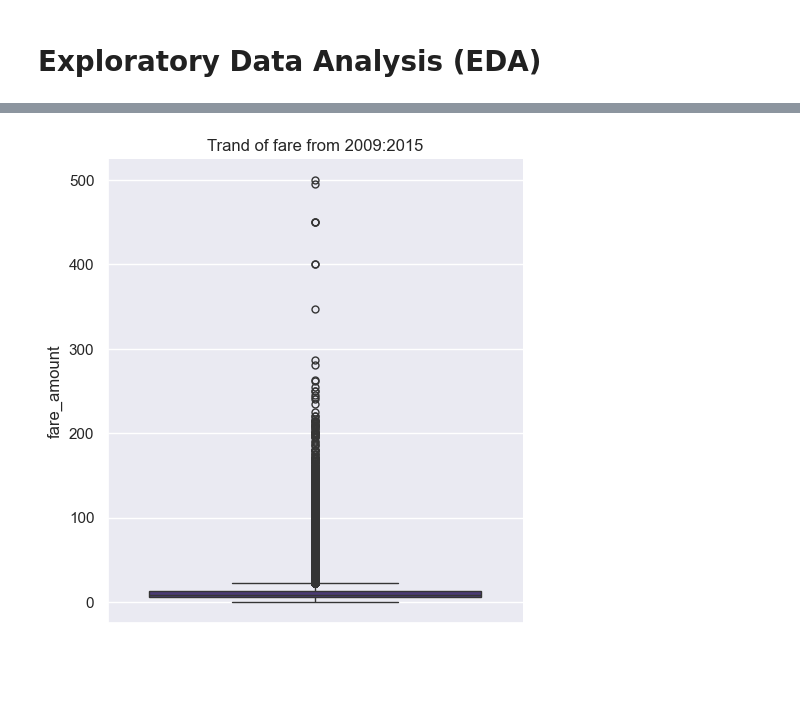
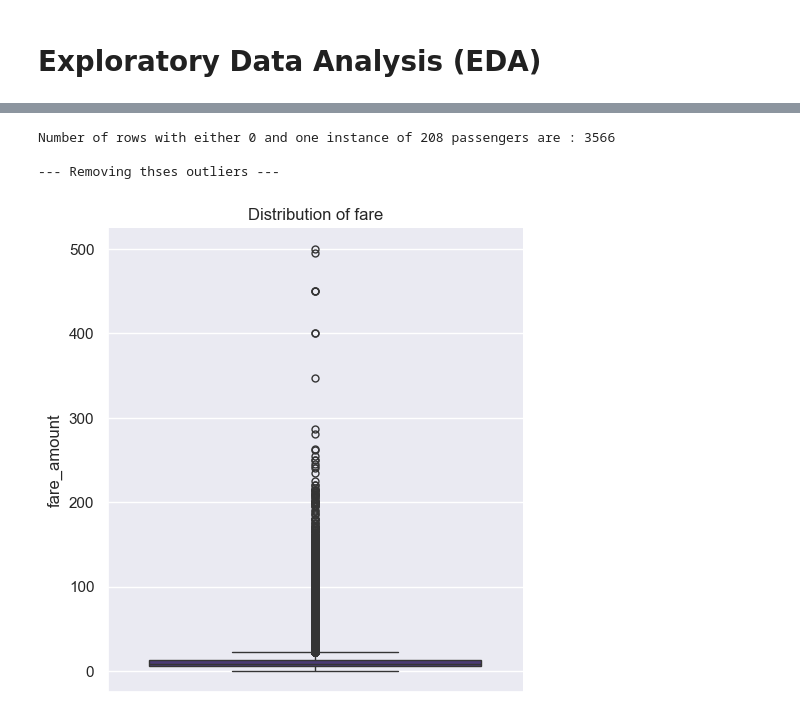
Before and after one commit to aguchhait-stack/nyc-taxi-fare-prediction, a Jupyter notebook: nyc-taxi-fare-prediction.ipynb, the cells around one changed output, grey strips where cells are left out. Saved outputs shown, nothing was run; the diff lists cells and outputs as text; code cells hidden in the pictures; blank space fills up the shorter version.

```diff
--- a/nyc-taxi-fare-prediction.ipynb
+++ b/nyc-taxi-fare-prediction.ipynb
@@ -119,7 +119,9 @@ print(f"""
     Outliers percentage: 0.0,
     Negative price in : 38 Rows
 # %%
+print("--- Removing negative 38 rows ---\n")
 train_clean =train[train["fare_amount"]>=0]
 train_clean["pickup_datetime"]=pd.to_datetime(train_clean["pickup_datetime"],errors="coerce")
 train_clean["year"]=train_clean["pickup_datetime"].dt.year
 train_clean["month"]=train_clean["pickup_datetime"].dt.month
+train_clean["hour"]=train_clean["pickup_datetime"].dt.hour
@@ -134,6 +150,16 @@ plt.show()
+# %%
+print(f"Number of rows with either 0 and one instance of 208 passengers are : \
+{len(train_clean[train_clean['passenger_count'].isin([208,0])])}\n")
+
+print("--- Removing thses outliers ---\n")
+train_clean=train_clean[~train_clean["passenger_count"].isin([208,0])]
+# %% [output]
+Number of rows with either 0 and one instance of 208 passengers are : 3566
+
+--- Removing thses outliers ---
 # %%
 sns.catplot(y="fare_amount",data=train_clean,kind="box")
-plt.title("Trand of fare from 2009:2015")
+plt.title("Distribution of fare")
 plt.show()
 # %% [output]
-[figure, old version]
+[figure, new version]
```
Also changed, not shown: parts of 4 cells of this notebook, 6 other files.
